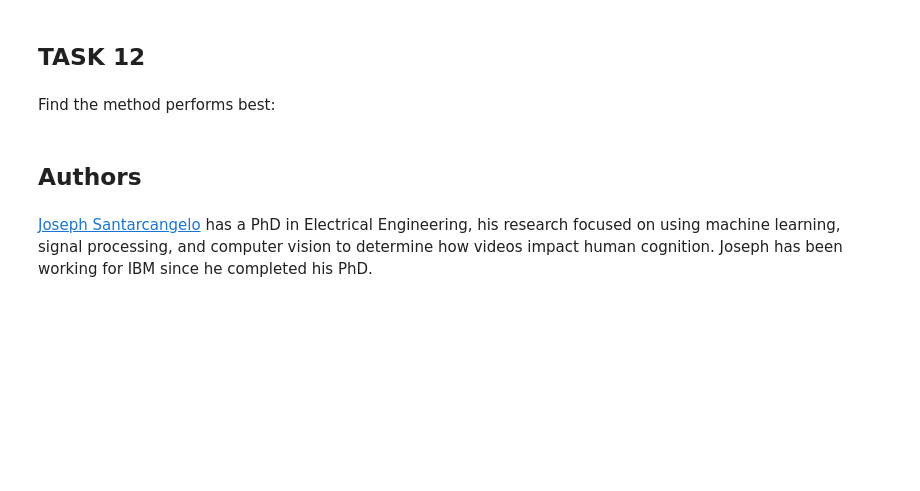
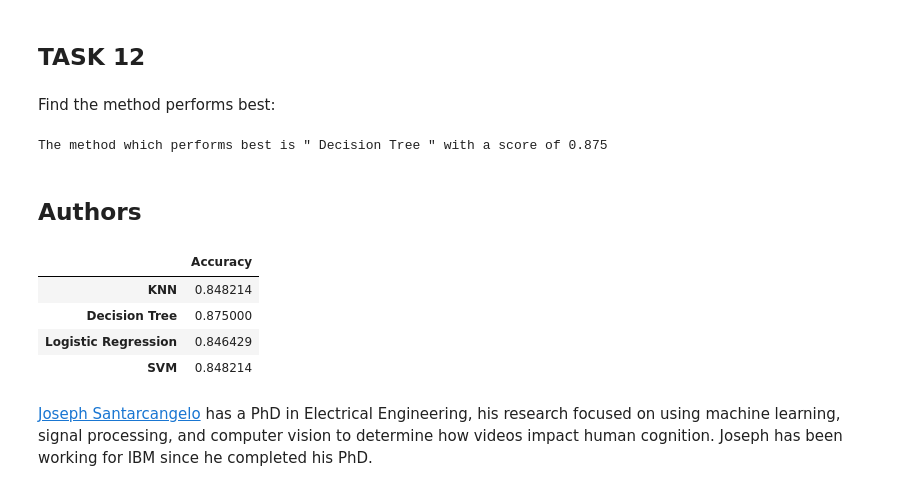
Before and after one commit to tyshsan13/testrepo, a Jupyter notebook: Machine Learning Prediction Lab_TB.ipynb, the cells around one changed output. Drawn from its saved outputs; the diff is of its cells as text; code cells hidden in the pictures; blank space fills up the shorter version.

```diff
--- a/Machine Learning Prediction Lab_TB.ipynb
+++ b/Machine Learning Prediction Lab_TB.ipynb
@@ -297,3 +297,7 @@ parameters = {'n_neighbors': [1, 2, 3, 4, 5, 6, 7, 8, 9, 10],
               'p': [1,2]}
 
 KNN = KNeighborsClassifier()
+# %%
+
+knn_cv = GridSearchCV(KNN,parameters,cv=10)
+knn_cv.fit(X_train, Y_train)
@@ -313,8 +331,27 @@ plot_confusion_matrix(Y_test,yhat)
 ## TASK  12
 # %% [markdown]
 Find the method performs best:
+# %%
+# After comparing accuracy of above methods, they all preformed practically
+# the same.
+algorithms = {'KNN':knn_cv.best_score_,'Decision Tree':tree_cv.best_score_,'Logistic Regression':logreg_cv.best_score_,'SVM':svm_cv.best_score_}
+best_algorithm = max(algorithms, key= lambda x: algorithms[x])
+
+print('The method which performs best is \"',best_algorithm,'\" with a score of',algorithms[best_algorithm])
+# %% [output]
+The method which performs best is " Decision Tree " with a score of 0.875
 # %% [markdown]
 ## Authors
+# %%
+algo_df = pd.DataFrame.from_dict(algorithms, orient='index', columns=['Accuracy'])
+# %%
+algo_df.head()
+# %% [output]
+|  | Accuracy |
+| KNN | 0.848214 |
+| Decision Tree | 0.875000 |
+| Logistic Regression | 0.846429 |
+| SVM | 0.848214 |
 # %% [markdown]
 <a href="https://www.linkedin.com/in/joseph-s-50398b136/?utm_medium=Exinfluencer&utm_source=Exinfluencer&utm_content=000026UJ&utm_term=10006555&utm_id=NA-SkillsNetwork-Channel-SkillsNetworkCoursesIBMDS0321ENSkillsNetwork26802033-2022-01-01">Joseph Santarcangelo</a> has a PhD in Electrical Engineering, his research focused on using machine learning, signal processing, and computer vision to determine how videos impact human cognition. Joseph has been working for IBM since he completed his PhD.
 # %% [markdown]
```
Also changed, not shown: parts of 6 cells of this notebook.
